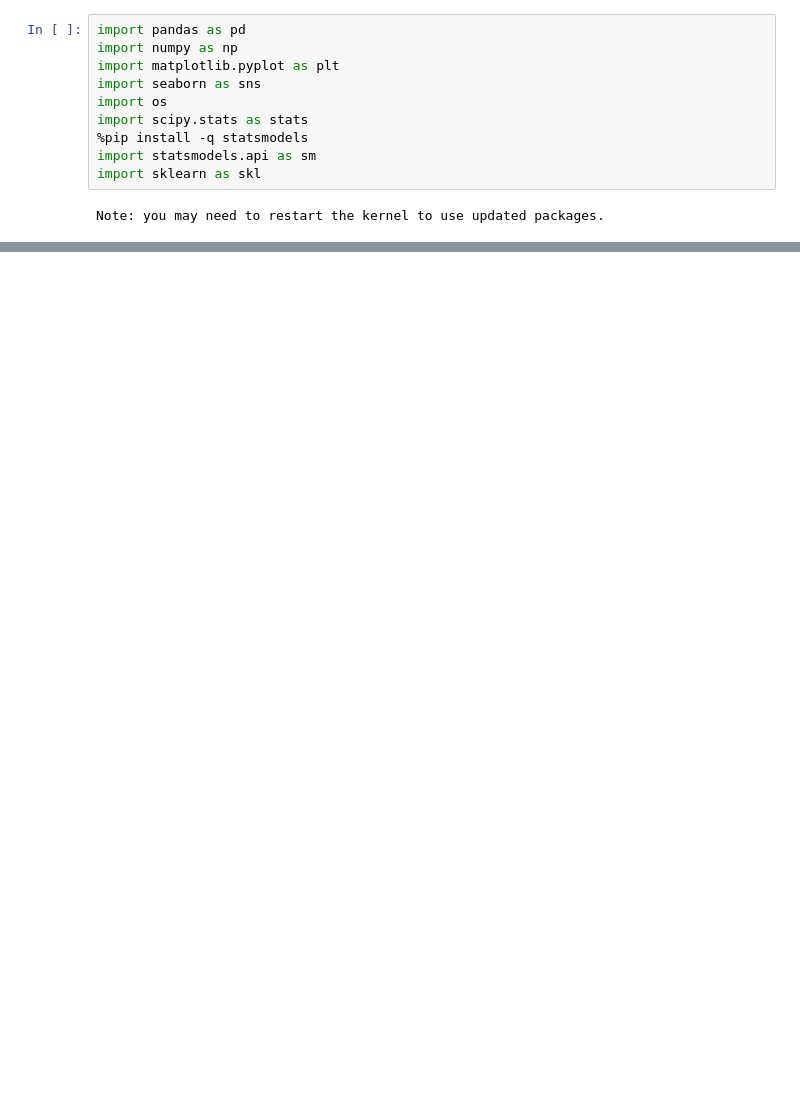
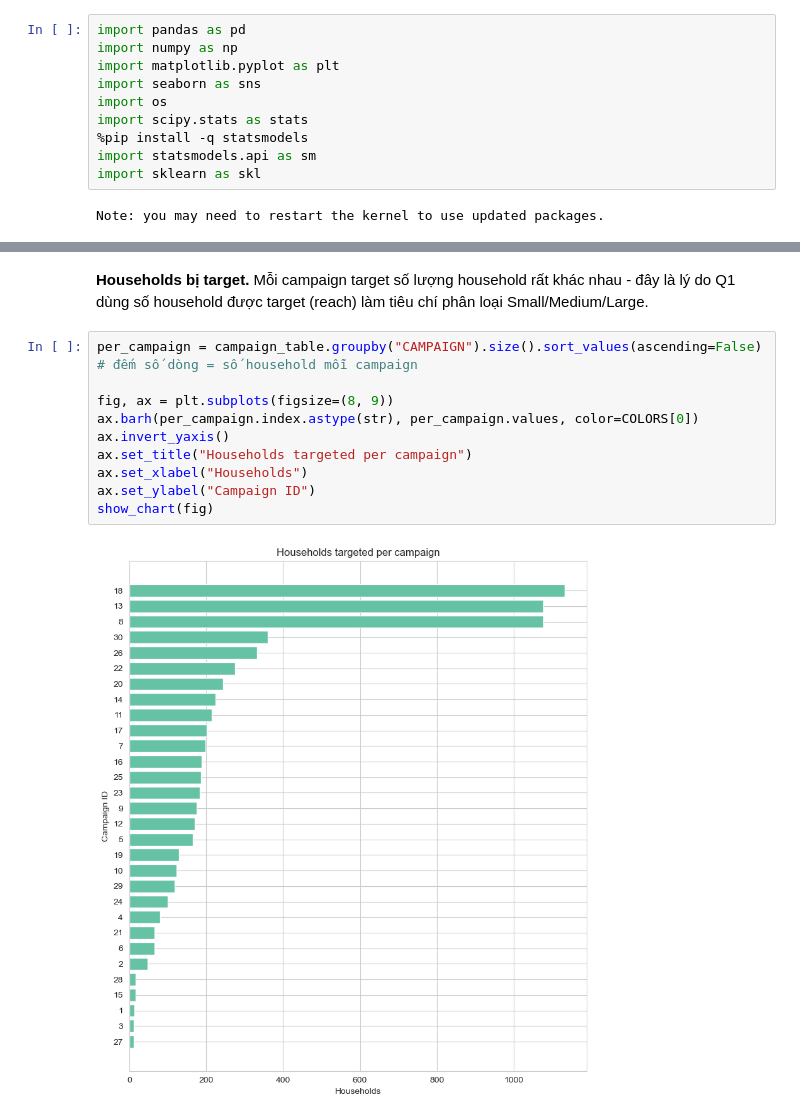
Before and after one commit to andrw0505/dunnhumby_project, a Jupyter notebook: project.ipynb, the cells around one changed output, grey strips where cells are left out. Saved outputs shown, nothing was run; the diff lists cells and outputs as text; blank space fills up the shorter version.

```diff
--- a/project.ipynb
+++ b/project.ipynb
@@ -581,0 +262,14 @@ NameError: name '__file__' is not defined
+# %% [markdown]
+**Households bị target.** Mỗi campaign target số lượng household rất khác nhau - đây là lý do Q1 dùng số household được target (reach) làm tiêu chí phân loại Small/Medium/Large.
+# %%
+per_campaign = campaign_table.groupby("CAMPAIGN").size().sort_values(ascending=False)  # đếm số dòng = số household mỗi campaign
+
+fig, ax = plt.subplots(figsize=(8, 9))
+ax.barh(per_campaign.index.astype(str), per_campaign.values, color=COLORS[0])
+ax.invert_yaxis()
+ax.set_title("Households targeted per campaign")
+ax.set_xlabel("Households")
+ax.set_ylabel("Campaign ID")
+show_chart(fig)
+# %% [output]
+[figure, added]
```
Also changed, not shown: parts of 44 cells of this notebook.
